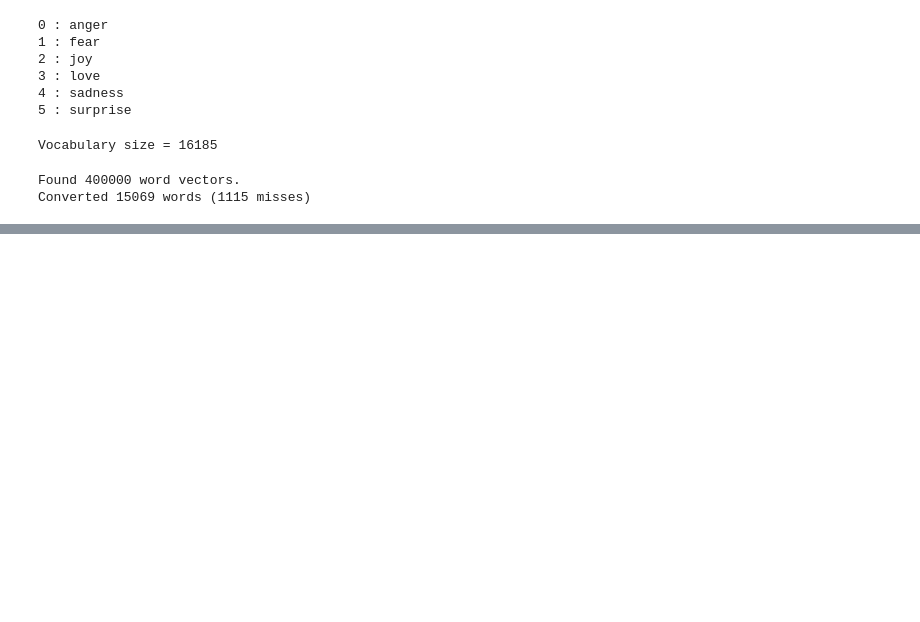
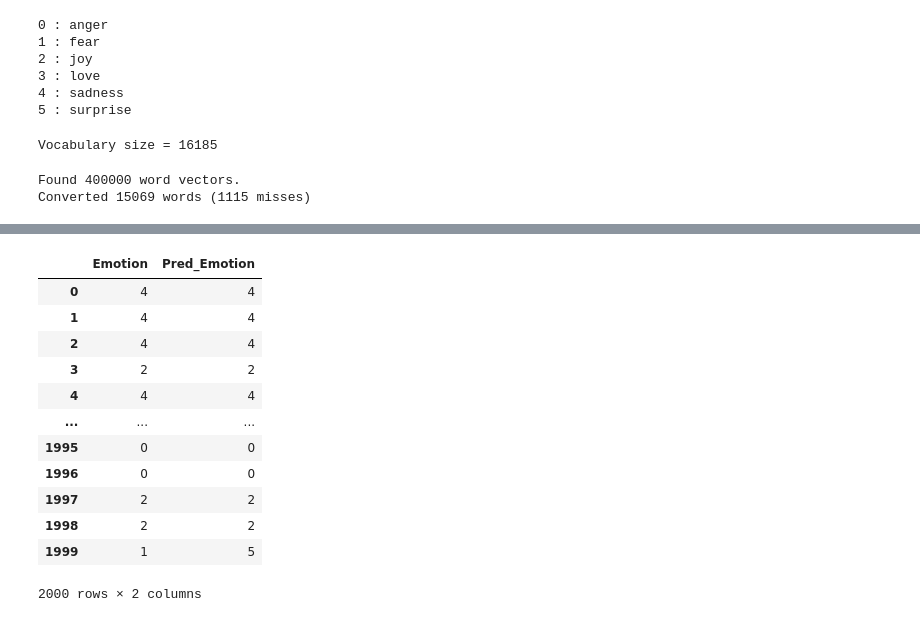
Before and after one commit to gabriellaaileen/DTS-Project, a Jupyter notebook: RNN/Text_Emotion_Recognition_LSTM.ipynb, the cells around one changed output, grey strips where cells are left out. Cells and saved outputs as stored; diff of their text form; code cells hidden in the pictures; blank space fills up the shorter version.

```diff
--- a/RNN/Text_Emotion_Recognition_LSTM.ipynb
+++ b/RNN/Text_Emotion_Recognition_LSTM.ipynb
@@ -256,0 +261,8 @@ joy : 0.8796312808990479
+# %%
+sentences = df_test['Text']
+predictions=[]
+for sentence in sentences:
+    sentence = clean(sentence)
+    sentence = tokenizer.texts_to_sequences([sentence])
+    sentence = pad_sequences(sentence, maxlen=256, truncating='pre')
+    predictions.append(np.argmax(model_lstm.predict(sentence)))
@@ -256,0 +274,24 @@ joy : 0.8796312808990479
+# %%
+testing = pd.DataFrame()
+test_label=[]
+for i in range (len(y_test)):
+  test_label.append(y_test[i][0])
+
+testing['Emotion'] = test_label
+testing['Pred_Emotion'] = predictions
+
+testing
+# %% [output]
+|  | Emotion | Pred_Emotion |
+| 0 | 4 | 4 |
+| 1 | 4 | 4 |
+| 2 | 4 | 4 |
+| 3 | 2 | 2 |
+| 4 | 4 | 4 |
+| ... | ... | ... |
+| 1995 | 0 | 0 |
+| 1996 | 0 | 0 |
+| 1997 | 2 | 2 |
+| 1998 | 2 | 2 |
+| 1999 | 1 | 5 |
+2000 rows × 2 columns
```
Also changed, not shown: parts of 11 cells of this notebook.
